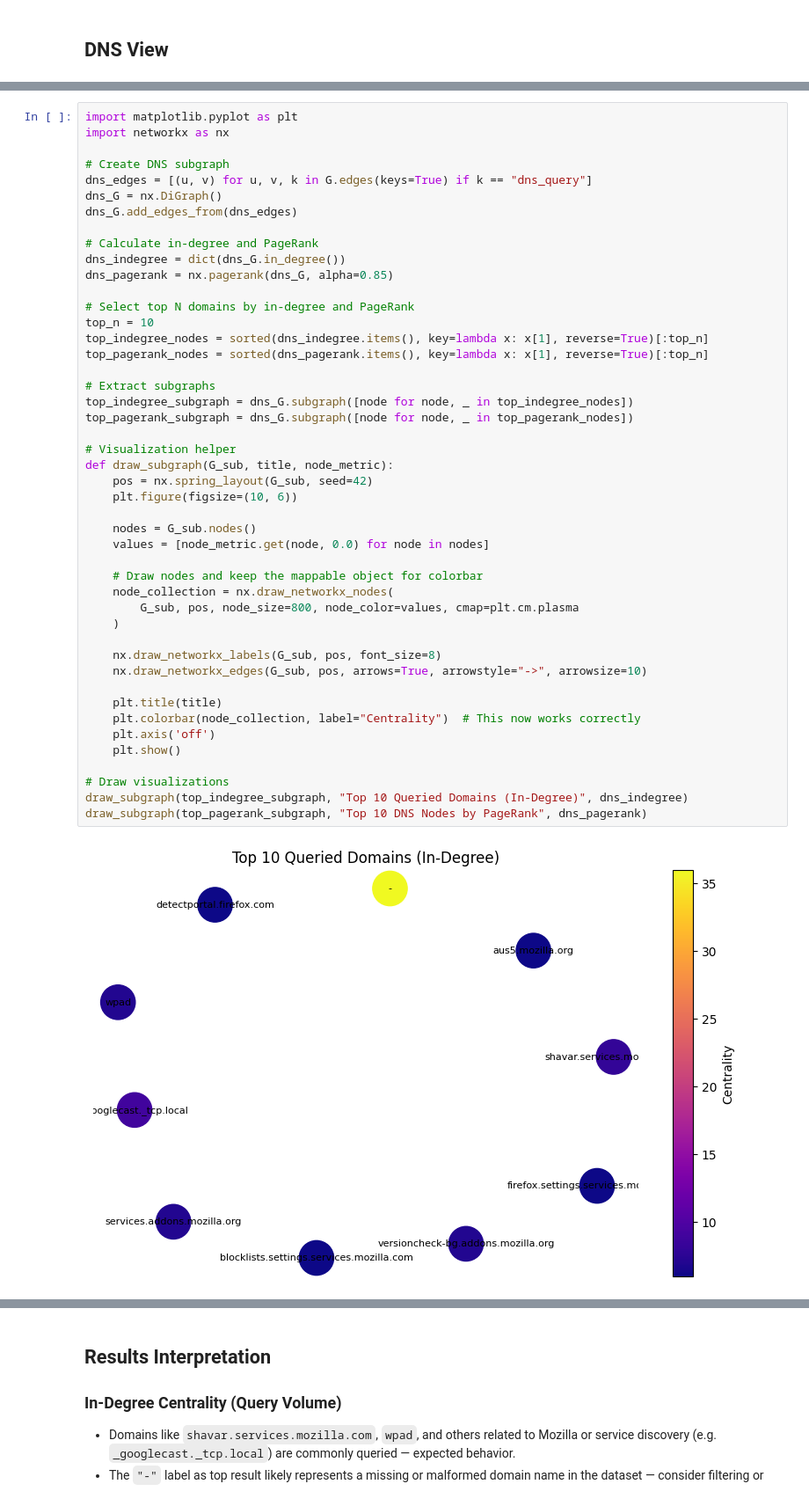
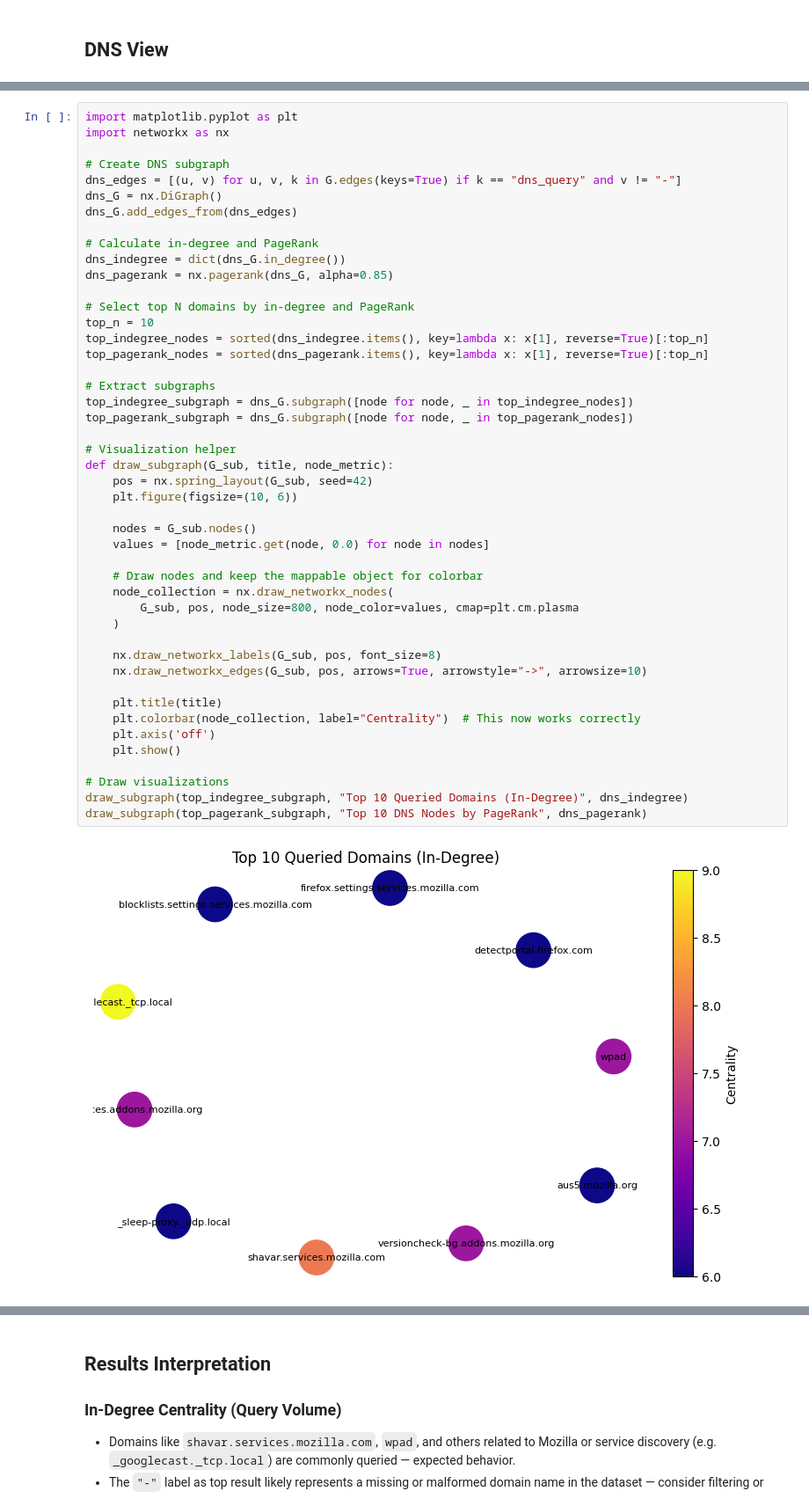
Before and after one commit to markogeorgiev/FCSE-24W-SMIM-Project, a Jupyter notebook: Project-Approach-B/approach-b-notebook.ipynb, the cells around one changed output, grey strips where cells are left out. Shown at 88% size. Drawn from its saved outputs; the diff is of its cells as text.

```diff
--- a/Project-Approach-B/approach-b-notebook.ipynb
+++ b/Project-Approach-B/approach-b-notebook.ipynb
@@ -488,7 +498,7 @@ import matplotlib.pyplot as plt
 import networkx as nx
 
 # Create DNS subgraph
-dns_edges = [(u, v) for u, v, k in G.edges(keys=True) if k == "dns_query"]
+dns_edges = [(u, v) for u, v, k in G.edges(keys=True) if k == "dns_query" and v != "-"]
 dns_G = nx.DiGraph()
 dns_G.add_edges_from(dns_edges)
 
@@ -503,31 +513,31 @@ top_pagerank_nodes = sorted(dns_pagerank.items(), key=lambda x: x[1], reverse=Tr
 
 # Extract subgraphs
 top_indegree_subgraph = dns_G.subgraph([node for node, _ in top_indegree_nodes])
 top_pagerank_subgraph = dns_G.subgraph([node for node, _ in top_pagerank_nodes])
 
 # Visualization helper
 def draw_subgraph(G_sub, title, node_metric):
     pos = nx.spring_layout(G_sub, seed=42)
     plt.figure(figsize=(10, 6))
 
     nodes = G_sub.nodes()
     values = [node_metric.get(node, 0.0) for node in nodes]
 
     # Draw nodes and keep the mappable object for colorbar
     node_collection = nx.draw_networkx_nodes(
         G_sub, pos, node_size=800, node_color=values, cmap=plt.cm.plasma
     )
 
     nx.draw_networkx_labels(G_sub, pos, font_size=8)
     nx.draw_networkx_edges(G_sub, pos, arrows=True, arrowstyle="->", arrowsize=10)
 
     plt.title(title)
     plt.colorbar(node_collection, label="Centrality")  # This now works correctly
     plt.axis('off')
     plt.show()
 
 # Draw visualizations
 draw_subgraph(top_indegree_subgraph, "Top 10 Queried Domains (In-Degree)", dns_indegree)
 draw_subgraph(top_pagerank_subgraph, "Top 10 DNS Nodes by PageRank", dns_pagerank)
 # %% [output]
-[figure, old version]
+[figure, new version]
```
Also changed, not shown: parts of 3 cells of this notebook.
